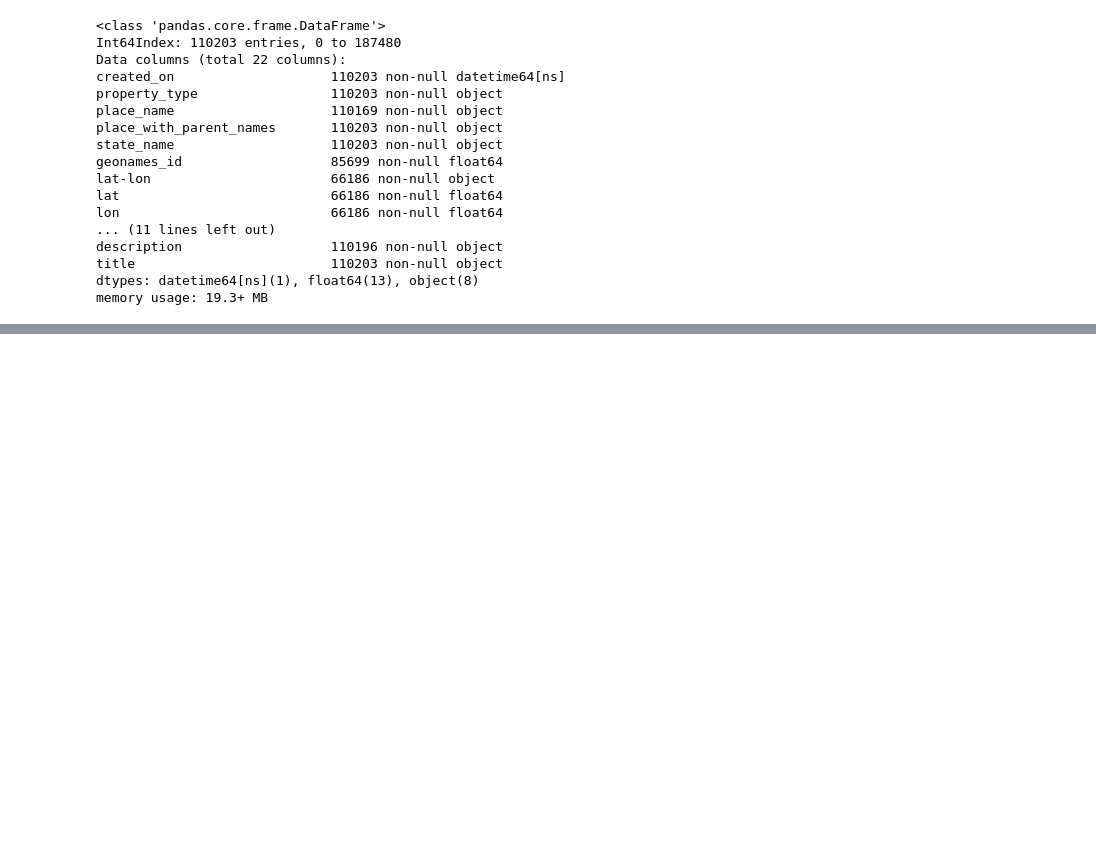
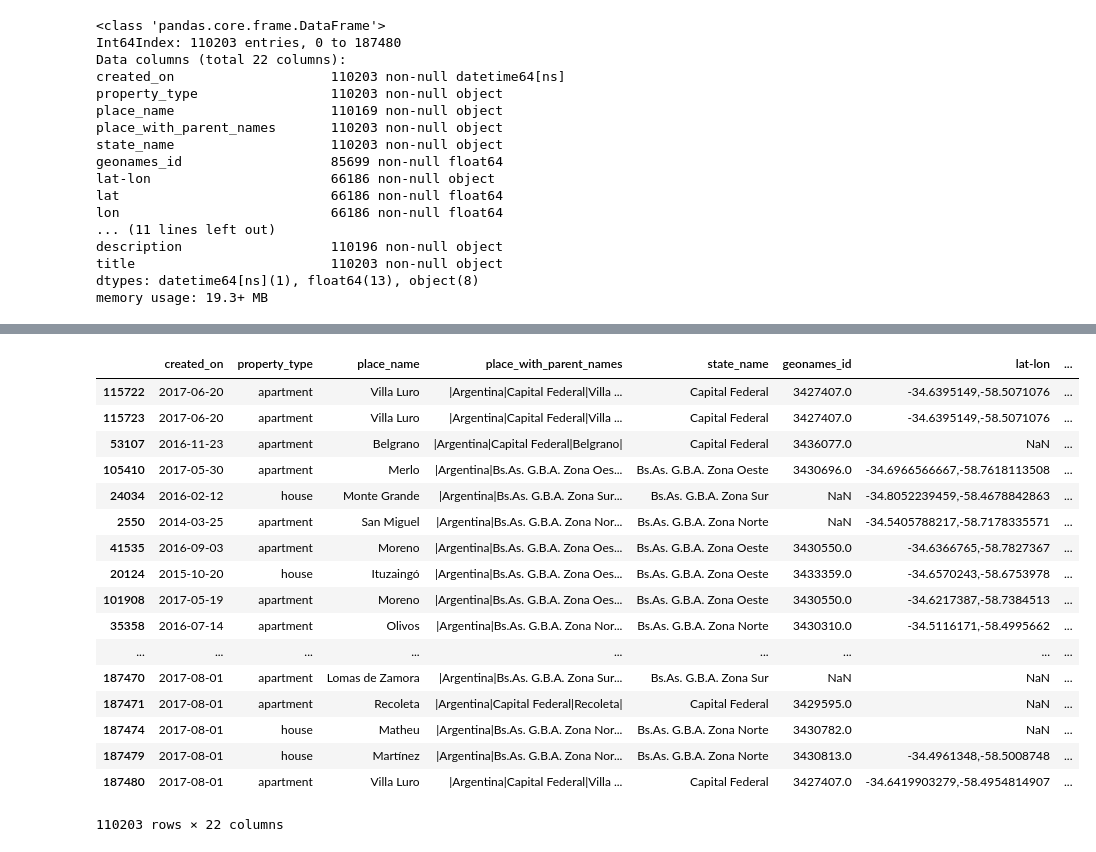
Before and after one commit to LucianoGiannotti/ProperatiDatosTP, a Jupyter notebook: Depuracion de datos.ipynb, the cells around one changed output, grey strips where cells are left out. Cells and saved outputs as stored; diff of their text form; code cells hidden in the pictures; blank space fills up the shorter version.

```diff
--- a/Depuracion de datos.ipynb
+++ b/Depuracion de datos.ipynb
@@ -152,0 +210,21 @@ memory usage: 19.3+ MB
+# %%
+data[:].sort_values('expenses',ascending = False) # Hay expensas que solo las pagaria Ricardo Fort y valores NaN
+# %% [output]
+|  | created_on | property_type | place_name | place_with_parent_names | state_name | geonames_id | lat-lon | ... |
+| 115722 | 2017-06-20 | apartment | Villa Luro | |Argentina|Capital Federal|Villa ... | Capital Federal | 3427407.0 | -34.6395149,-58.5071076 | ... |
+| 115723 | 2017-06-20 | apartment | Villa Luro | |Argentina|Capital Federal|Villa ... | Capital Federal | 3427407.0 | -34.6395149,-58.5071076 | ... |
+| 53107 | 2016-11-23 | apartment | Belgrano | |Argentina|Capital Federal|Belgrano| | Capital Federal | 3436077.0 | NaN | ... |
+| 105410 | 2017-05-30 | apartment | Merlo | |Argentina|Bs.As. G.B.A. Zona Oes... | Bs.As. G.B.A. Zona Oeste | 3430696.0 | -34.6966566667,-58.7618113508 | ... |
+| 24034 | 2016-02-12 | house | Monte Grande | |Argentina|Bs.As. G.B.A. Zona Sur... | Bs.As. G.B.A. Zona Sur | NaN | -34.8052239459,-58.4678842863 | ... |
+| 2550 | 2014-03-25 | apartment | San Miguel | |Argentina|Bs.As. G.B.A. Zona Nor... | Bs.As. G.B.A. Zona Norte | NaN | -34.5405788217,-58.7178335571 | ... |
+| 41535 | 2016-09-03 | apartment | Moreno | |Argentina|Bs.As. G.B.A. Zona Oes... | Bs.As. G.B.A. Zona Oeste | 3430550.0 | -34.6366765,-58.7827367 | ... |
+| 20124 | 2015-10-20 | house | Ituzaingó | |Argentina|Bs.As. G.B.A. Zona Oes... | Bs.As. G.B.A. Zona Oeste | 3433359.0 | -34.6570243,-58.6753978 | ... |
+| 101908 | 2017-05-19 | apartment | Moreno | |Argentina|Bs.As. G.B.A. Zona Oes... | Bs.As. G.B.A. Zona Oeste | 3430550.0 | -34.6217387,-58.7384513 | ... |
+| 35358 | 2016-07-14 | apartment | Olivos | |Argentina|Bs.As. G.B.A. Zona Nor... | Bs.As. G.B.A. Zona Norte | 3430310.0 | -34.5116171,-58.4995662 | ... |
+| ... | ... | ... | ... | ... | ... | ... | ... | ... |
+| 187470 | 2017-08-01 | apartment | Lomas de Zamora | |Argentina|Bs.As. G.B.A. Zona Sur... | Bs.As. G.B.A. Zona Sur | NaN | NaN | ... |
+| 187471 | 2017-08-01 | apartment | Recoleta | |Argentina|Capital Federal|Recoleta| | Capital Federal | 3429595.0 | NaN | ... |
+| 187474 | 2017-08-01 | house | Matheu | |Argentina|Bs.As. G.B.A. Zona Nor... | Bs.As. G.B.A. Zona Norte | 3430782.0 | NaN | ... |
+| 187479 | 2017-08-01 | house | Martínez | |Argentina|Bs.As. G.B.A. Zona Nor... | Bs.As. G.B.A. Zona Norte | 3430813.0 | -34.4961348,-58.5008748 | ... |
+| 187480 | 2017-08-01 | apartment | Villa Luro | |Argentina|Capital Federal|Villa ... | Capital Federal | 3427407.0 | -34.6419903279,-58.4954814907 | ... |
+110203 rows × 22 columns
```
Also changed, not shown: parts of 5 cells of this notebook.
